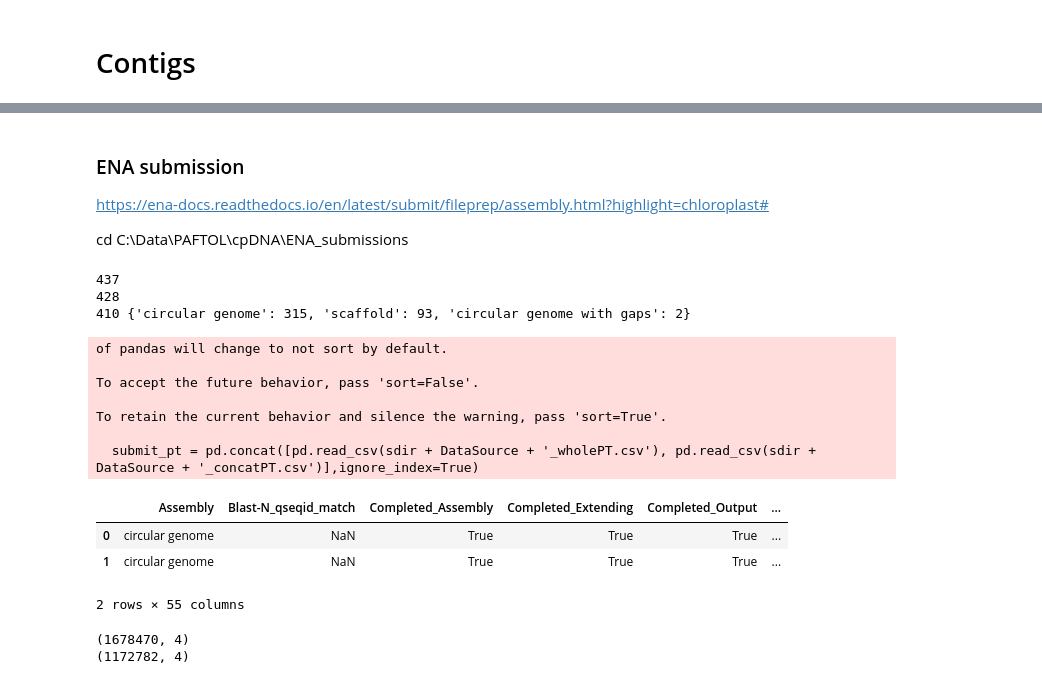
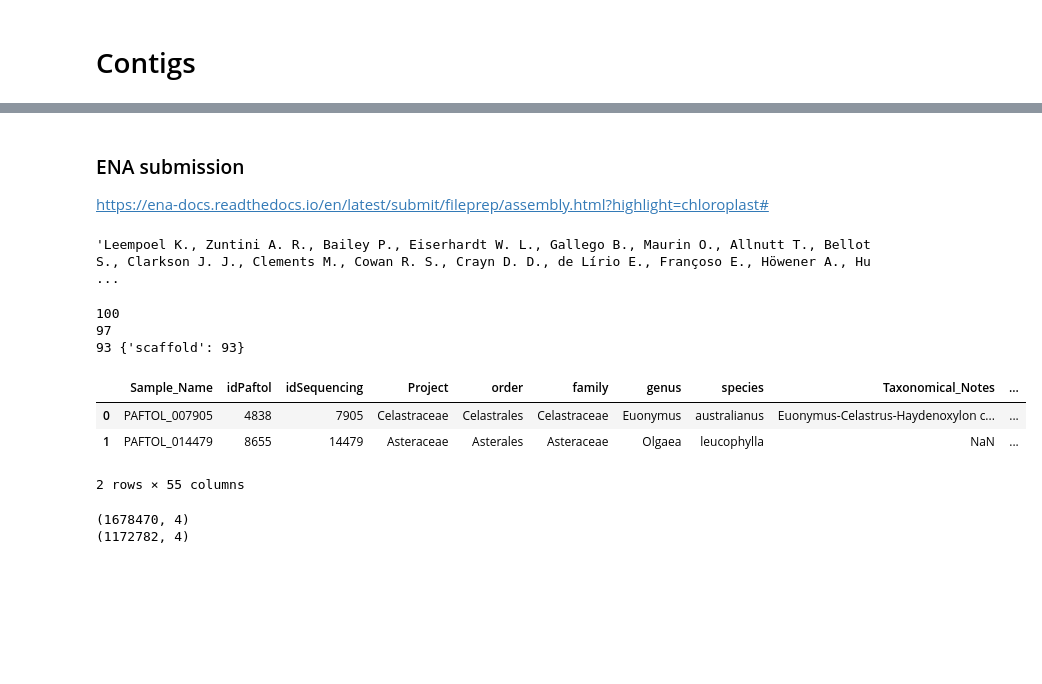
Before and after one commit to RBGKew/cpDNA, a Jupyter notebook: ENA_plastome_submission.ipynb, the cells around one changed output, grey strips where cells are left out. Cells and saved outputs as stored; diff of their text form; code cells hidden in the pictures; blank space fills up the shorter version.

```diff
--- a/ENA_plastome_submission.ipynb
+++ b/ENA_plastome_submission.ipynb
@@ -236,5 +202,3 @@ incomplete_pt.to_csv(sdir + DataSource + '_concatPT.csv')
 # %% [markdown]
 ### ENA submission
 https://ena-docs.readthedocs.io/en/latest/submit/fileprep/assembly.html?highlight=chloroplast#
-
-cd C:\Data\PAFTOL\cpDNA\ENA_submissions
@@ -248,24 +205,29 @@ paper_id = 'NA'
+# %%
+paper_title = 'Building the largest, curated plastid genome dataset and phylogeny by leveraging nuclear-oriented sequence data'
+paper_authors = 'Leempoel K., Zuntini A. R., Bailey P., Eiserhardt W. L., Gallego B., Maurin O., Allnutt T., Bellot S., Clarkson J. J., ' + \
+        'Clements M., Cowan R. S., Crayn D. D., de Lírio E., Françoso E., Höwener A., Hu A., Joyce E., Larson D., Li H., Li D., Liu J., Lum M., McGinnie C., ' + \
+        'McLay T., Nargar K., Perez Escobar O., Przelomska N., Roy S., Schmidt-Lebuhn A., Shah T., Simpson L., Yang J., Yi T., Forest F., Kersey P. J., ' + \
+        'Leitch I. J., Baker W. J.'
+paper_journal = 'Unpublished'
+paper_id = 'NA'
+paper_authors
+# %% [output]
+'Leempoel K., Zuntini A. R., Bailey P., Eiserhardt W. L., Gallego B., Maurin O., Allnutt T., Bellot S., Clarkson J. J., Clements M., Cowan R. S., Crayn D. D., de Lírio E., Françoso E., Höwener A., Hu  ...
 # %%
-submit_pt = pd.concat([pd.read_csv(sdir + DataSource + '_wholePT.csv'), pd.read_csv(sdir + DataSource + '_concatPT.csv')],ignore_index=True)
-# submit_pt = pd.read_csv(sdir + DataSource + '_concatPT.csv')
+# submit_pt = pd.concat([pd.read_csv(sdir + DataSource + '_wholePT.csv'), pd.read_csv(sdir + DataSource + '_concatPT.csv')],ignore_index=True)
+# submit_pt = pd.read_csv(sdir + DataSource + '_wholePT.csv')
+submit_pt = pd.read_csv(sdir + DataSource + '_concatPT.csv')
 print(submit_pt.shape[0])
 submit_pt = submit_pt[(submit_pt.ENASampleNum.notnull()) & (submit_pt.ENARunNumber.notnull())]
 print(submit_pt.shape[0])
 submit_pt = submit_pt[submit_pt.NCBI_sciname.notnull()]
 print(submit_pt.shape[0],submit_pt.Assembly.value_counts().to_dict())
 submit_pt.head(2)
 # %% [output]
-437
-428
-410 {'circular genome': 315, 'scaffold': 93, 'circular genome with gaps': 2}
+100
+97
+93 {'scaffold': 93}
+|  | Sample_Name | idPaftol | idSequencing | Project | order | family | genus | species | Taxonomical_Notes | ... |
+| 0 | PAFTOL_007905 | 4838 | 7905 | Celastraceae | Celastrales | Celastraceae | Euonymus | australianus | Euonymus-Celastrus-Haydenoxylon c... | ... |
+| 1 | PAFTOL_014479 | 8655 | 14479 | Asteraceae | Asterales | Asteraceae | Olgaea | leucophylla | NaN | ... |
-of pandas will change to not sort by default.
-
-To accept the future behavior, pass 'sort=False'.
-
-To retain the current behavior and silence the warning, pass 'sort=True'.
-
-  submit_pt = pd.concat([pd.read_csv(sdir + DataSource + '_wholePT.csv'), pd.read_csv(sdir + DataSource + '_concatPT.csv')],ignore_index=True)
+2 rows × 55 columns
-|  | Assembly | Blast-N_qseqid_match | Completed_Assembly | Completed_Extending | Completed_Output | ... |
-| 0 | circular genome | NaN | True | True | True | ... |
-| 1 | circular genome | NaN | True | True | True | ... |
-2 rows × 55 columns
```
Also changed, not shown: parts of 15 cells of this notebook, 2 other files.
